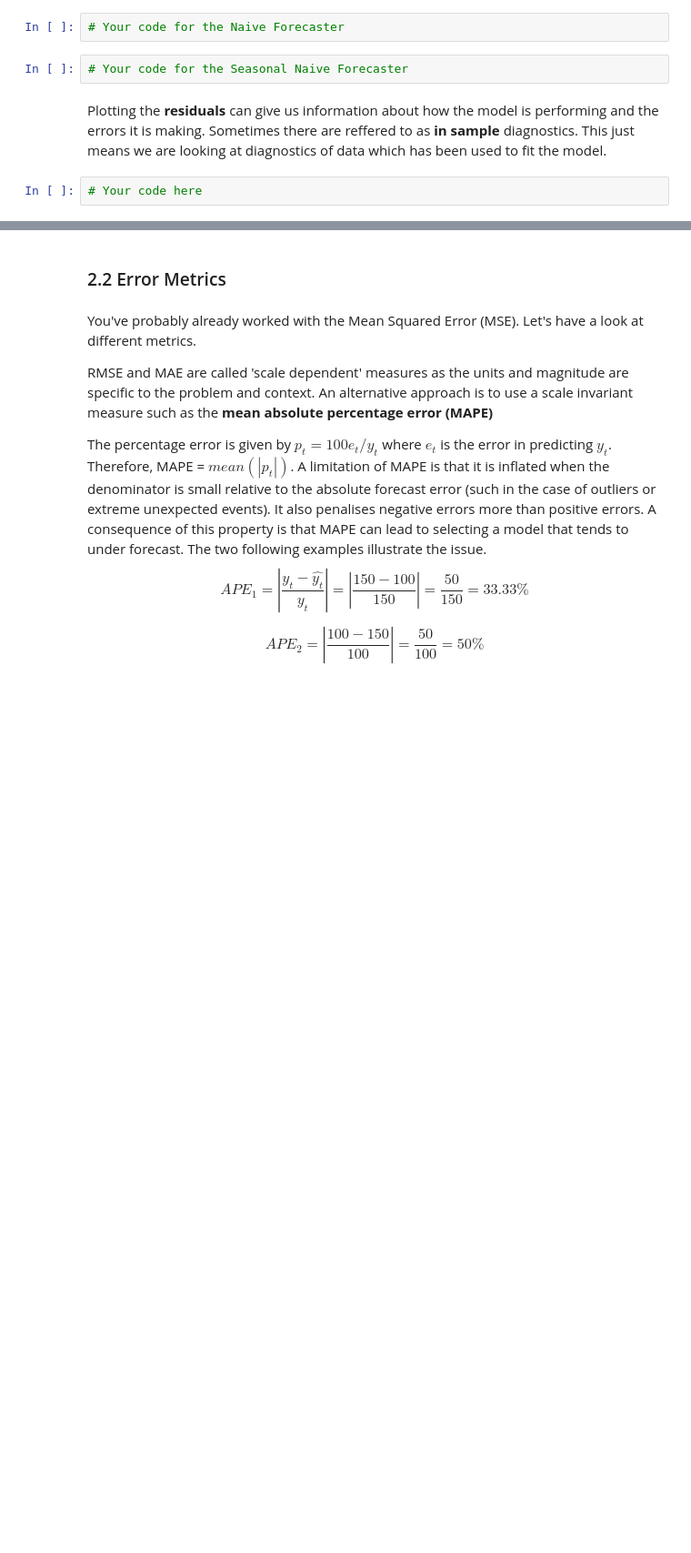
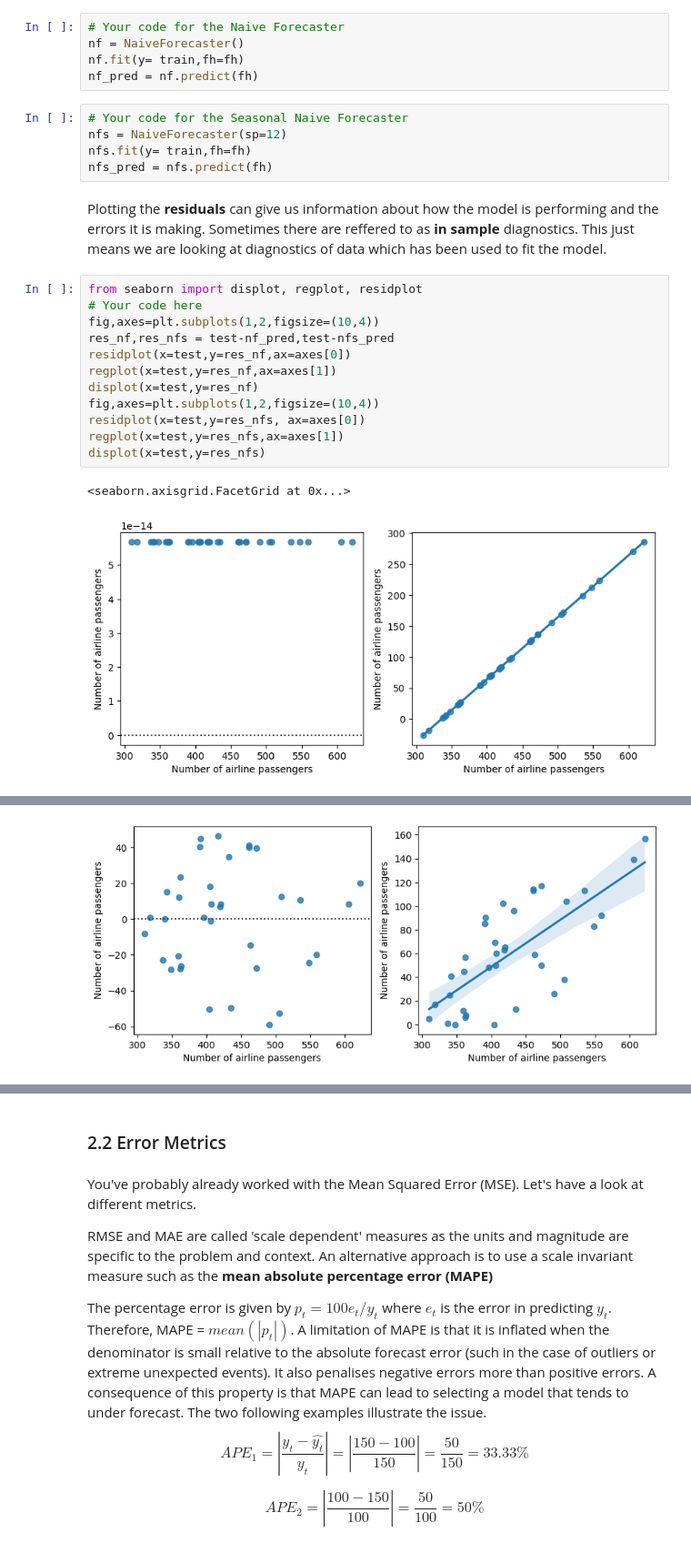
Before and after one commit to thomasmari/DataS3PG, a Jupyter notebook: module/11. ML/6. ML6/notebooks/NB2_Time_Series_Forecasts.ipynb, the cells around one changed output, grey strips where cells are left out. Shown: that part at 91% size. Saved outputs shown, nothing was run; the diff lists cells and outputs as text; blank space fills up the shorter version.

```diff
--- a/module/11. ML/6. ML6/notebooks/NB2_Time_Series_Forecasts.ipynb
+++ b/module/11. ML/6. ML6/notebooks/NB2_Time_Series_Forecasts.ipynb
@@ -167,9 +177,28 @@ fh = ForecastingHorizon(test.index, is_relative=False)
 - Plot the residuals using Seaborn's `displot()`, `regplot()` and `residplot()` functions.
 # %%
 # Your code for the Naive Forecaster
+nf = NaiveForecaster()
+nf.fit(y= train,fh=fh)
+nf_pred = nf.predict(fh)
 # %%
 # Your code for the Seasonal Naive Forecaster
+nfs = NaiveForecaster(sp=12)
+nfs.fit(y= train,fh=fh)
+nfs_pred = nfs.predict(fh)
 # %% [markdown]
 Plotting the **residuals** can give us information about how the model is performing and the errors it is making.  Sometimes there are reffered to as **in sample** diagnostics. This just means we are looking at diagnostics of data which has been used to fit the model.
 # %%
+from seaborn import displot, regplot, residplot
 # Your code here
+fig,axes=plt.subplots(1,2,figsize=(10,4))
+res_nf,res_nfs = test-nf_pred,test-nfs_pred
+residplot(x=test,y=res_nf,ax=axes[0])
+regplot(x=test,y=res_nf,ax=axes[1])
+displot(x=test,y=res_nf)
+fig,axes=plt.subplots(1,2,figsize=(10,4))
+residplot(x=test,y=res_nfs, ax=axes[0])
+regplot(x=test,y=res_nfs,ax=axes[1])
+displot(x=test,y=res_nfs)
+# %% [output]
+<seaborn.axisgrid.FacetGrid at 0x...>
+[figure, added]
@@ -175,0 +206 @@ Plotting the **residuals** can give us information about how the model is perfor
+[figure, added]
```
Also changed, not shown: parts of 5 cells of this notebook, 1 other file.
